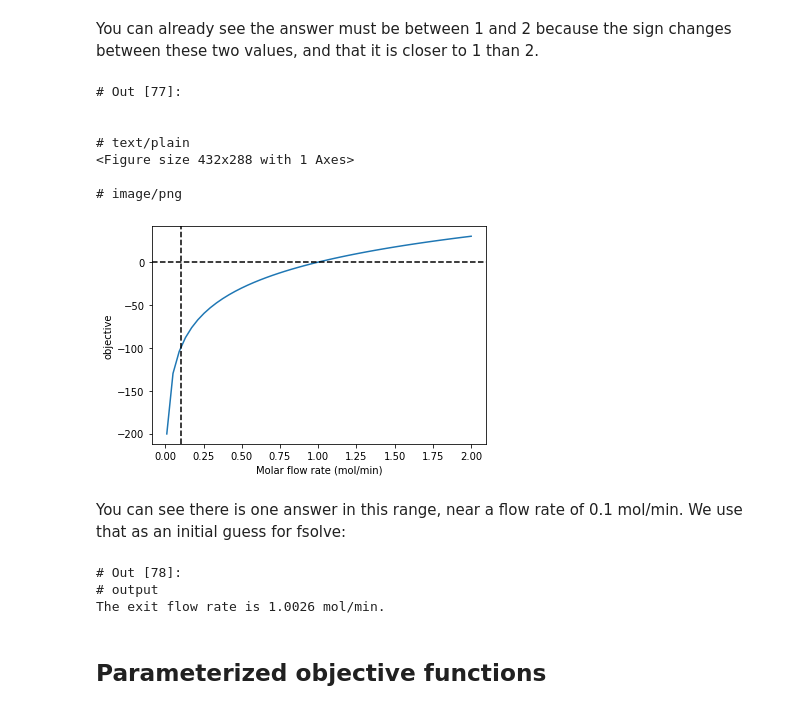
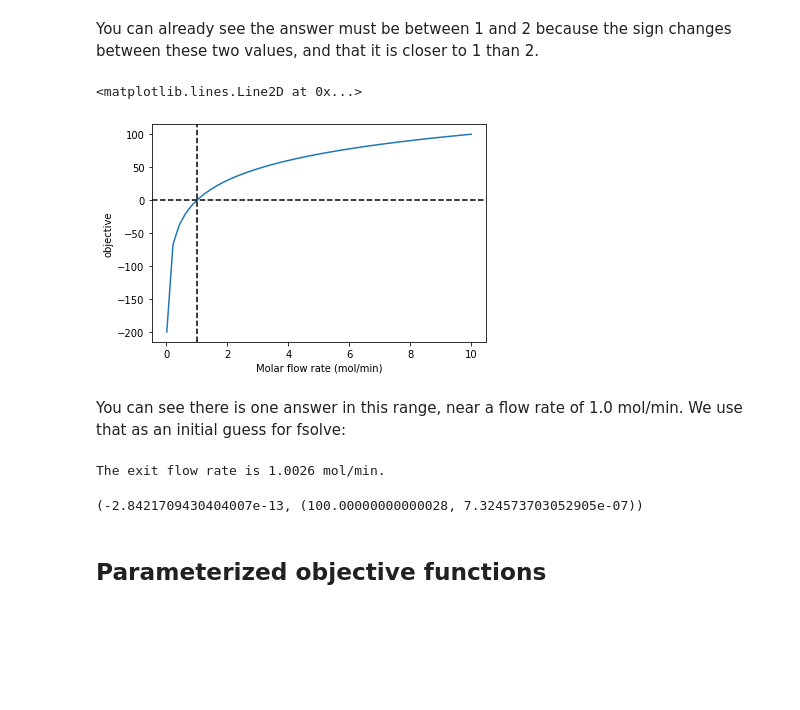
Before and after one commit to jkitchin/f19-06623, a Jupyter notebook: lectures/07-nla-1.ipynb, the cells around one changed output. Drawn from its saved outputs; the diff is of its cells as text; code cells hidden in the pictures; blank space fills up the shorter version.

```diff
--- a/lectures/07-nla-1.ipynb
+++ b/lectures/07-nla-1.ipynb
@@ -80,11 +61,13 @@ Text(0, 0.5, 'y')
 The equation $e^{-0.5 x} \sin(x) = 0.5$, evidently has two solutions, but other versions of this equation might have 0, 1, multiple or infinite solutions.
 # %%
 def f3(x):
-    return np.exp(-0.5 * x) * np.sin(x) - 0.5
+    return np.exp(-x) * np.sin(x) + 4000
 
+x = np.linspace(-10, 6, 10000)
 plt.plot(x, f3(x))
 plt.axhline(0, ls='--')
-plt.title('$e^{-0.5 x} \sin(x) = 0.5$')
+#plt.title('$e^{-0.5 x} \sin(x) = 0.5$')
 plt.xlabel('x')
 plt.ylabel('objective')
+plt.ylim([-5, 50])
 # %% [output]
@@ -125,3 +101,14 @@ $f(x) = x^2 - 612$
 Let's start with a guess of x=25, since we know $x^2=625$. We also know $f'(x) = 2x$.
 
 The approach is iterative, so we will specify the maximum number of steps to iterate to, and a criteria for stopping.
+# %%
+x0 = 25
+
+def f(x):
+    return x**2 - 612
+
+def fprime(x):
+    return 2 * x
+
+x = x0 - f(x0) / fprime(x0)
+x, f(x), x**2
@@ -127,0 +117,3 @@ The approach is iterative, so we will specify the maximum number of steps to ite
+# %%
+x = x - f(x) / fprime(x)
+x, f(x), x**2
@@ -436,32 +412,29 @@ You can already see the answer must be between 1 and 2 because the sign changes
 # %%
 import matplotlib.pyplot as plt
 
-fa = np.linspace(0.01, 2)
+fa = np.linspace(0.01, Fa0)
 obj = [objective(f) for f in fa]
 plt.plot(fa, obj)
 plt.xlabel('Molar flow rate (mol/min)')
 plt.ylabel('objective')
 plt.axhline(0, color='k', linestyle='--')
-plt.axvline(0.1, color='k', linestyle='--')
+plt.axvline(1, color='k', linestyle='--')
 # %% [output]
-# Out [77]:
-
-
-# text/plain
-<Figure size 432x288 with 1 Axes>
-
-# image/png
+<matplotlib.lines.Line2D at 0x...>
-[figure, old version]
+[figure, new version]
 # %% [markdown]
-You can see there is one answer in this range, near a flow rate of 0.1 mol/min. We use that as an initial guess for fsolve:
+You can see there is one answer in this range, near a flow rate of 1.0 mol/min. We use that as an initial guess for fsolve:
 # %%
 Fa_guess = 1.0
 Fa_exit, = fsolve(objective, Fa_guess)
 print(f'The exit flow rate is {Fa_exit:1.4f} mol/min.')
 # %% [output]
-# Out [78]:
-# output
 The exit flow rate is 1.0026 mol/min.
+# %%
+# Checking the answer different ways.
+objective(Fa_exit), quad(integrand, Fa0, Fa_exit)
+# %% [output]
+(-2.8421709430404007e-13, (100.00000000000028, 7.324573703052905e-07))
 # %% [markdown]
 ## Parameterized objective functions
 # %% [markdown]
```
Also changed, not shown: parts of 25 cells of this notebook.
